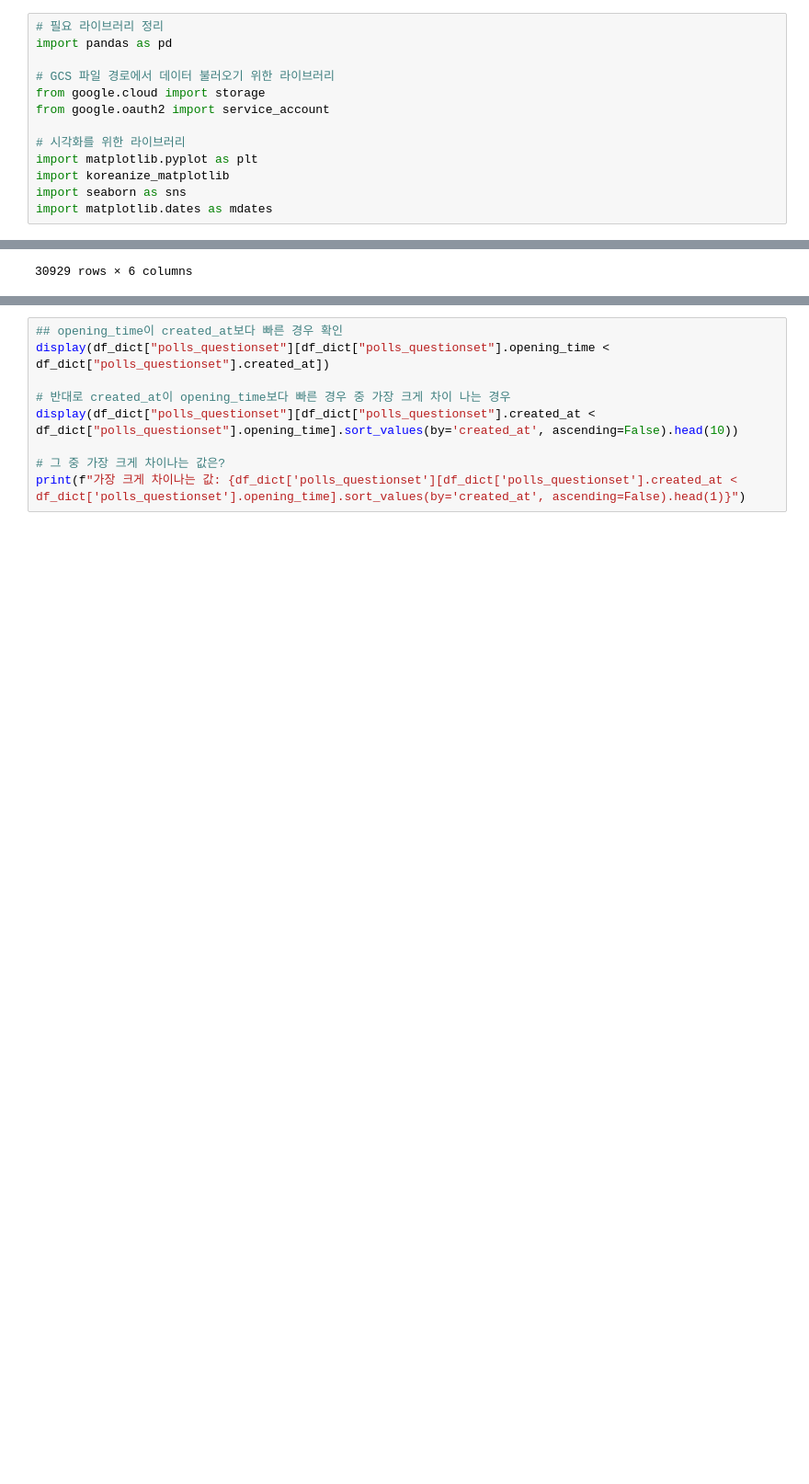
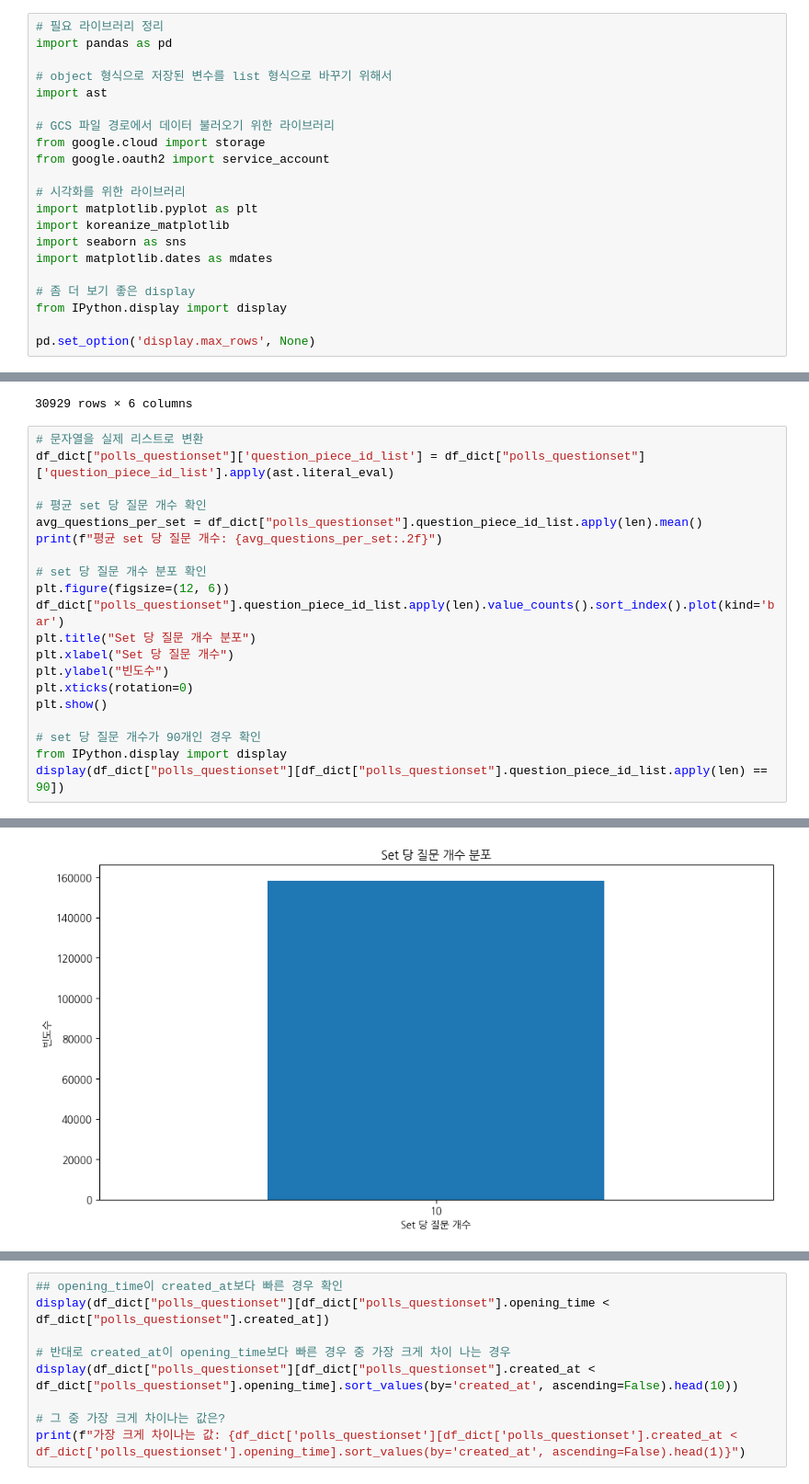
Before and after one commit to seung127/codeit_project, a Jupyter notebook: codeit-project-docker/사전작업_진행중.ipynb, the cells around one changed output, grey strips where cells are left out. Shown at 92% size. Drawn from its saved outputs; the diff is of its cells as text; blank space fills up the shorter version.

```diff
--- a/codeit-project-docker/사전작업_진행중.ipynb
+++ b/codeit-project-docker/사전작업_진행중.ipynb
@@ -31,6 +31,9 @@ df.head()
 # %%
 # 필요 라이브러리 정리
 import pandas as pd
+
+# object 형식으로 저장된 변수를 list 형식으로 바꾸기 위해서
+import ast
 
 # GCS 파일 경로에서 데이터 불러오기 위한 라이브러리
 from google.cloud import storage
@@ -41,6 +44,11 @@ import matplotlib.pyplot as plt
 import koreanize_matplotlib
 import seaborn as sns
 import matplotlib.dates as mdates
+
+# 좀 더 보기 좋은 display
+from IPython.display import display
+
+pd.set_option('display.max_rows', None)
 # %%
 # 인증
 key_path = "config/key.json"
@@ -1855,3 +1893,24 @@ display(df_dict["polls_questionset"][df_dict["polls_questionset"].question_piece
 | 30957 | 999691 | [9997194, 9997195, 9997197, 99971... | 2023-05-07 15:39:24 | F | 2023-05-07 14:49:24 | 880525 |
 | 30958 | 999819 | [9998472, 9998474, 9998476, 99984... | 2023-05-07 15:39:44 | F | 2023-05-07 14:49:44 | 933595 |
 30929 rows × 6 columns
+# %%
+# 문자열을 실제 리스트로 변환
+df_dict["polls_questionset"]['question_piece_id_list'] = df_dict["polls_questionset"]['question_piece_id_list'].apply(ast.literal_eval)
+
+# 평균 set 당 질문 개수 확인
+avg_questions_per_set = df_dict["polls_questionset"].question_piece_id_list.apply(len).mean()
+print(f"평균 set 당 질문 개수: {avg_questions_per_set:.2f}")
+
+# set 당 질문 개수 분포 확인
+plt.figure(figsize=(12, 6))
+df_dict["polls_questionset"].question_piece_id_list.apply(len).value_counts().sort_index().plot(kind='bar')
+plt.title("Set 당 질문 개수 분포")
+plt.xlabel("Set 당 질문 개수")
+plt.ylabel("빈도수")
+plt.xticks(rotation=0)
+plt.show()
+
+# set 당 질문 개수가 90개인 경우 확인
+from IPython.display import display
+display(df_dict["polls_questionset"][df_dict["polls_questionset"].question_piece_id_list.apply(len) == 90])
+# %% [output]
@@ -1857,0 +1918 @@ display(df_dict["polls_questionset"][df_dict["polls_questionset"].question_piece
+[figure, added]
```
Also changed, not shown: parts of 40 cells of this notebook.
